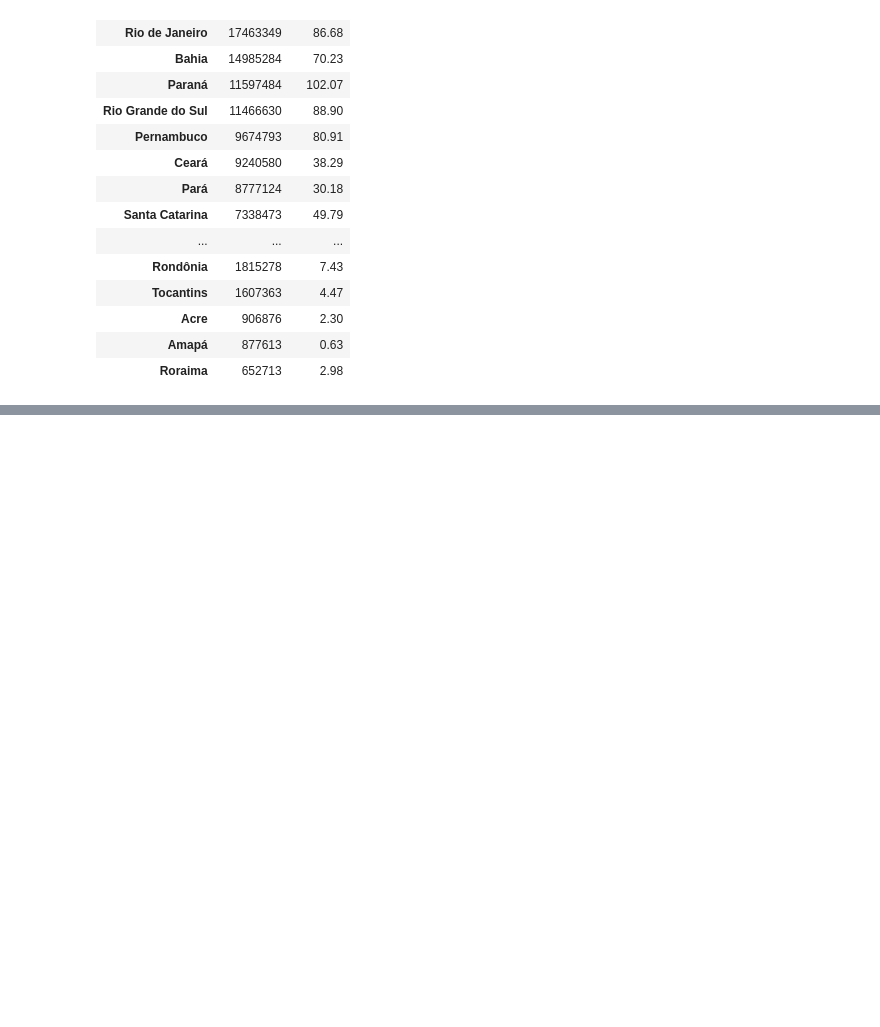
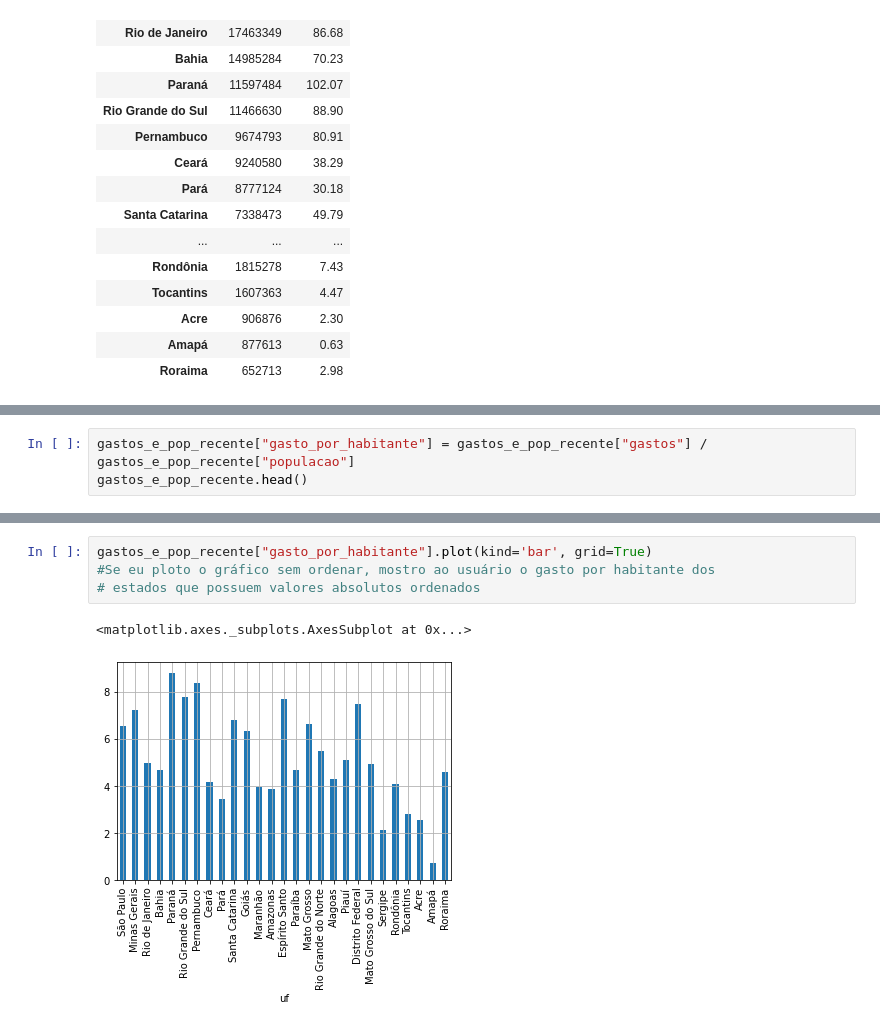
Before and after one commit to VitorFRodrigues/Data-Science-Bootcamp, a Jupyter notebook: Modulo02/Bootcamp_Datascience.ipynb, the cells around one changed output, grey strips where cells are left out. Cells and saved outputs as stored; diff of their text form; blank space fills up the shorter version.

```diff
--- a/Modulo02/Bootcamp_Datascience.ipynb
+++ b/Modulo02/Bootcamp_Datascience.ipynb
@@ -986,0 +1019,3 @@ display(unidas)
+# %%
+gastos_e_pop_recente["gasto_por_habitante"] = gastos_e_pop_recente["gastos"] / gastos_e_pop_recente["populacao"]
+gastos_e_pop_recente.head()
@@ -986,0 +1030,7 @@ display(unidas)
+# %%
+gastos_e_pop_recente["gasto_por_habitante"].plot(kind='bar', grid=True)
+#Se eu ploto o gráfico sem ordenar, mostro ao usuário o gasto por habitante dos
+# estados que possuem valores absolutos ordenados
+# %% [output]
+<matplotlib.axes._subplots.AxesSubplot at 0x...>
+[figure, added]
```
Also changed, not shown: parts of 17 cells of this notebook.
